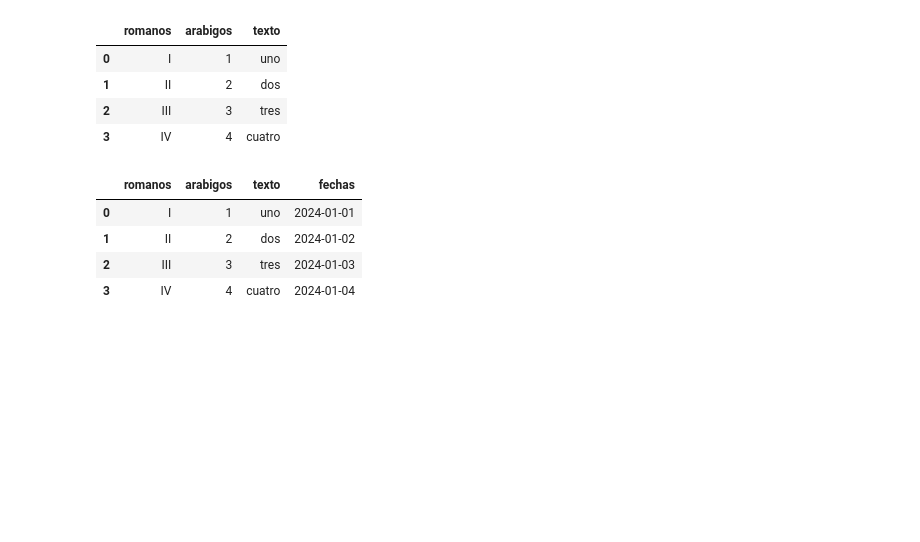
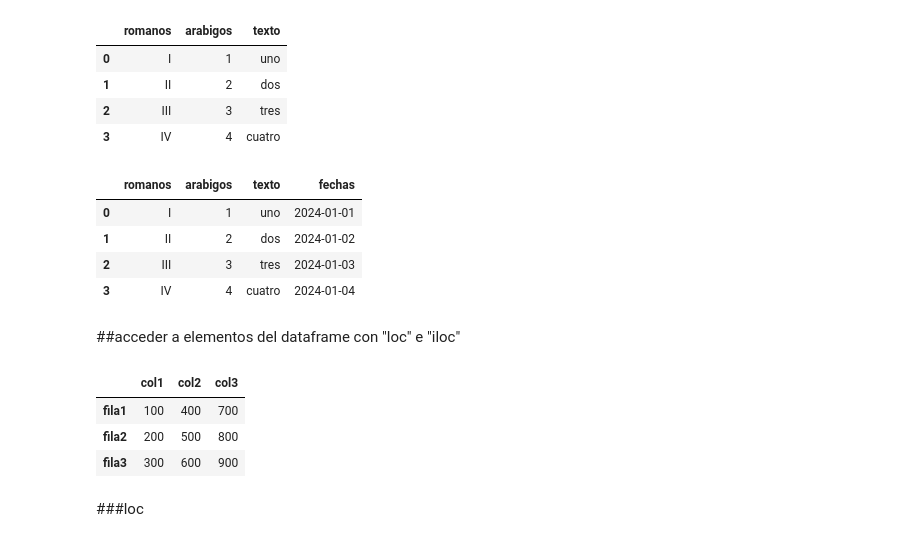
Before and after one commit to MyAppsTest/ciencia_datos_udemy_fg, a Jupyter notebook: CienciaDeDatos_con_Federico.ipynb, the cells around one changed output. Drawn from its saved outputs; the diff is of its cells as text; code cells hidden in the pictures; blank space fills up the shorter version.

```diff
--- a/CienciaDeDatos_con_Federico.ipynb
+++ b/CienciaDeDatos_con_Federico.ipynb
@@ -1007,3 +1007,5 @@ df
 df.to_excel("/content/drive/MyDrive/cd_udemy_fg/archivo_test.xlsx", index=False)
 # %%
 df.to_csv("/content/drive/MyDrive/cd_udemy_fg/archivo_test.csv", index=False)
+# %% [markdown]
+##acceder a elementos del dataframe con "loc" e "iloc"
@@ -1009,0 +1014,15 @@ df.to_csv("/content/drive/MyDrive/cd_udemy_fg/archivo_test.csv", index=False)
+# %%
+df = pd.DataFrame( {
+    'col1': [100,200,300],
+    'col2': [400,500,600],
+    'col3': [700,800,900]}, index=['fila1', 'fila2', 'fila3']
+                   )
+# %%
+df
+# %% [output]
+|  | col1 | col2 | col3 |
+| fila1 | 100 | 400 | 700 |
+| fila2 | 200 | 500 | 800 |
+| fila3 | 300 | 600 | 900 |
+# %% [markdown]
+###loc
```
Also changed, not shown: parts of 14 cells of this notebook.
